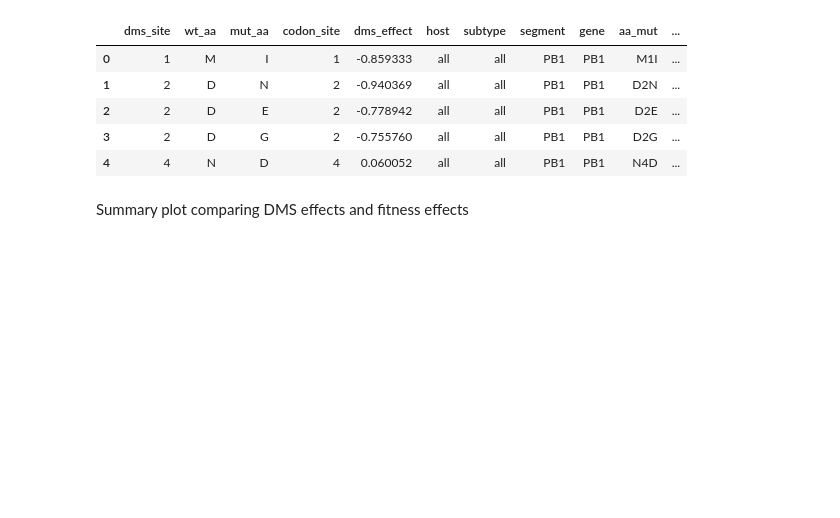
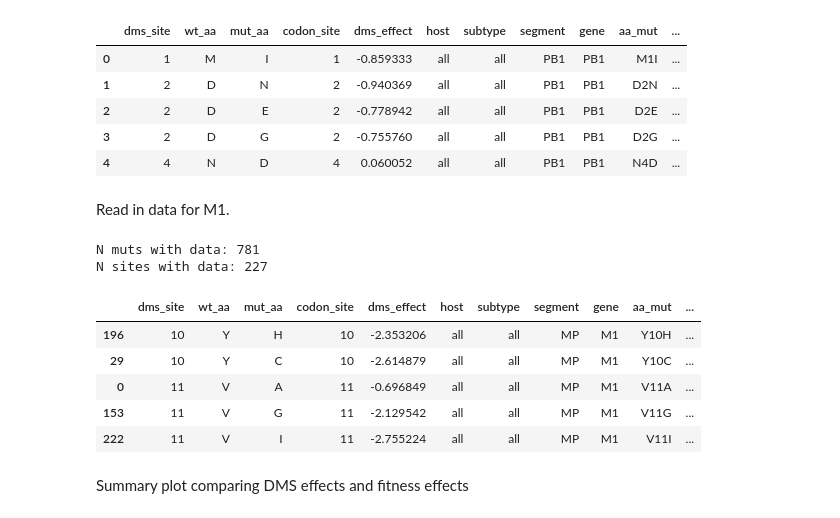
Before and after one commit to matsengrp/flu-mut-rates, a Jupyter notebook: notebooks/analyze_fitness_effects.ipynb, the cells around one changed output. Cells and saved outputs as stored; diff of their text form; code cells hidden in the pictures; blank space fills up the shorter version.

```diff
--- a/notebooks/analyze_fitness_effects.ipynb
+++ b/notebooks/analyze_fitness_effects.ipynb
@@ -361,6 +361,37 @@ N sites with data: 542
 | 2 | 2 | D | E | 2 | -0.778942 | all | all | PB1 | PB1 | D2E | ... |
 | 3 | 2 | D | G | 2 | -0.755760 | all | all | PB1 | PB1 | D2G | ... |
 | 4 | 4 | N | D | 4 | 0.060052 | all | all | PB1 | PB1 | N4D | ... |
+# %% [markdown]
+Read in data for M1.
+# %%
+# Get fitness data
+m1_fitness_data = fitness_df[
+    (fitness_df['gene'] == 'M1') &
+    (fitness_df['mut_class'] == 'nonsynonymous') &
+    (fitness_df['expected_count'] >= count_threshold_dms_comparison) &
+    (fitness_df['subtype'] == 'all')
+].copy()
+m1_fitness_data['codon_site'] = m1_fitness_data['codon_site'].astype(int)
+
+# Read in processed DMS data and merge with fitness data
+m1_dms_data = (
+    pd.read_csv('../results/dms_data/Hom_M1/processed_dms_data.csv')
+    .rename(columns={'tree_reference_site': 'codon_site'})
+    .merge(m1_fitness_data, on=['codon_site', 'wt_aa', 'mut_aa'], how='inner')
+    .sort_values('codon_site')
+)
+print('N muts with data:', len(m1_dms_data))
+print('N sites with data:', m1_dms_data['codon_site'].nunique())
+m1_dms_data.head()
+# %% [output]
+N muts with data: 781
+N sites with data: 227
+|  | dms_site | wt_aa | mut_aa | codon_site | dms_effect | host | subtype | segment | gene | aa_mut | ... |
+| 196 | 10 | Y | H | 10 | -2.353206 | all | all | MP | M1 | Y10H | ... |
+| 29 | 10 | Y | C | 10 | -2.614879 | all | all | MP | M1 | Y10C | ... |
+| 0 | 11 | V | A | 11 | -0.696849 | all | all | MP | M1 | V11A | ... |
+| 153 | 11 | V | G | 11 | -2.129542 | all | all | MP | M1 | V11G | ... |
+| 222 | 11 | V | I | 11 | -2.755224 | all | all | MP | M1 | V11I | ... |
 # %% [markdown]
 Summary plot comparing DMS effects and fitness effects
 # %%
```
Also changed, not shown: parts of 6 cells of this notebook, 1 other file.
